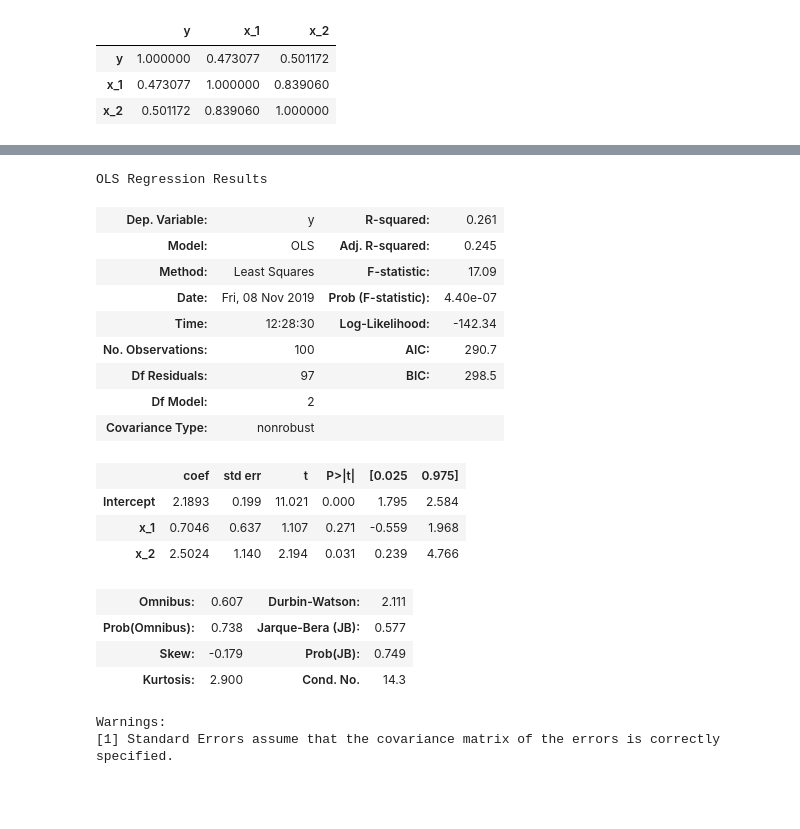
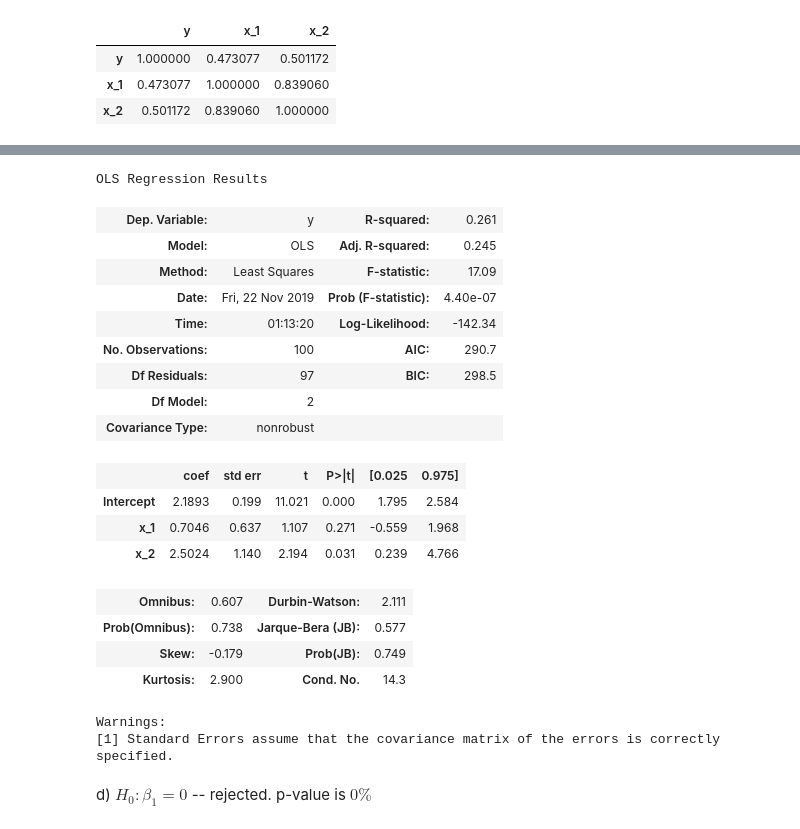
Before and after one commit to Fadion96/Data_Mining, a Jupyter notebook: linear_regression/ex9_14.ipynb, the cells around one changed output, grey strips where cells are left out. Cells and saved outputs as stored; diff of their text form; code cells hidden in the pictures; blank space fills up the shorter version.

```diff
--- a/linear_regression/ex9_14.ipynb
+++ b/linear_regression/ex9_14.ipynb
@@ -32,13 +47,14 @@ plt.show()
 # %%
-model = sm.ols(formula="y ~ x_1 + x_2", data=df).fit()
-model.summary()
+model = sm.ols(formula="y ~ x_1 + x_2", data=df)
+results = model.fit()
+results.summary()
 # %% [output]
 OLS Regression Results
 | Dep. Variable: | y | R-squared: | 0.261 |
 | Model: | OLS | Adj. R-squared: | 0.245 |
 | Method: | Least Squares | F-statistic: | 17.09 |
-| Date: | Fri, 08 Nov 2019 | Prob (F-statistic): | 4.40e-07 |
-| Time: | 12:28:30 | Log-Likelihood: | -142.34 |
+| Date: | Fri, 22 Nov 2019 | Prob (F-statistic): | 4.40e-07 |
+| Time: | 01:13:20 | Log-Likelihood: | -142.34 |
 | No. Observations: | 100 | AIC: | 290.7 |
 | Df Residuals: | 97 | BIC: | 298.5 |
 | Df Model: | 2 |  |  |
@@ -53,4 +69,7 @@ OLS Regression Results
 | Kurtosis: | 2.900 | Cond. No. | 14.3 |
 Warnings:
 [1] Standard Errors assume that the covariance matrix of the errors is correctly specified.
+# %% [markdown]
+d)
+$H_0:\beta_1 = 0$ -- rejected. p-value is $0\%$
 # %%
```
Also changed, not shown: parts of 13 cells of this notebook, 1 other file.
